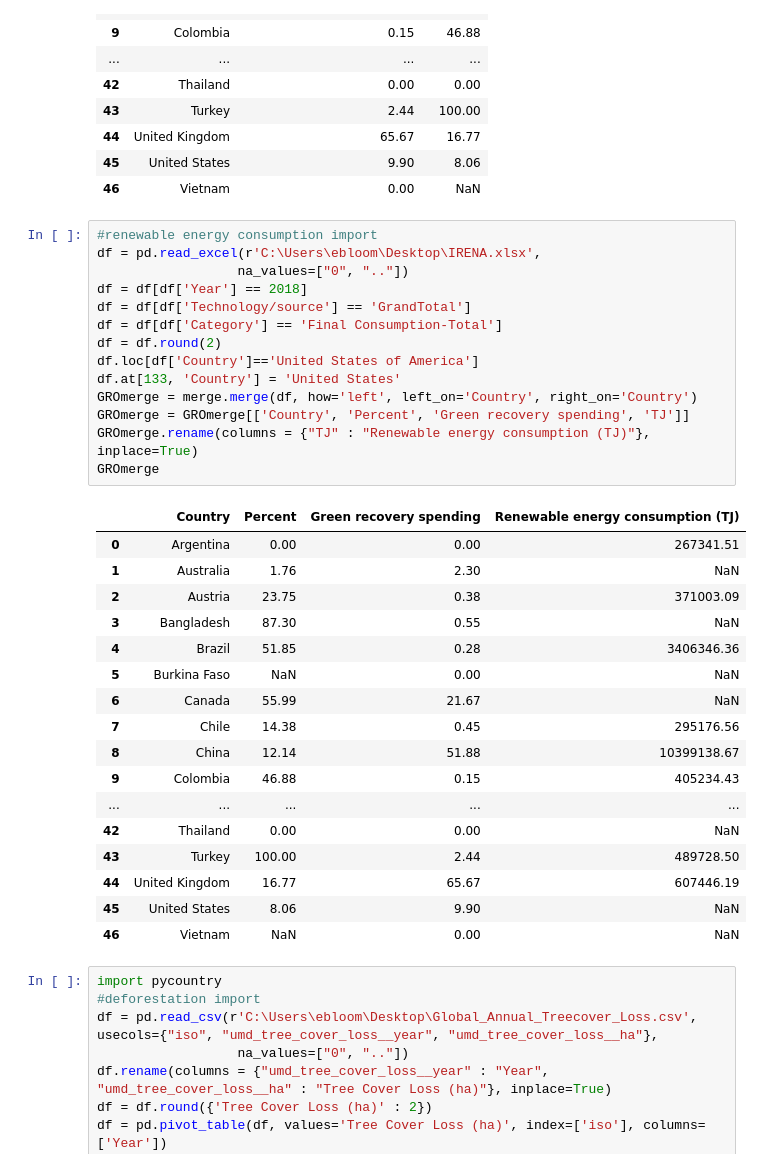
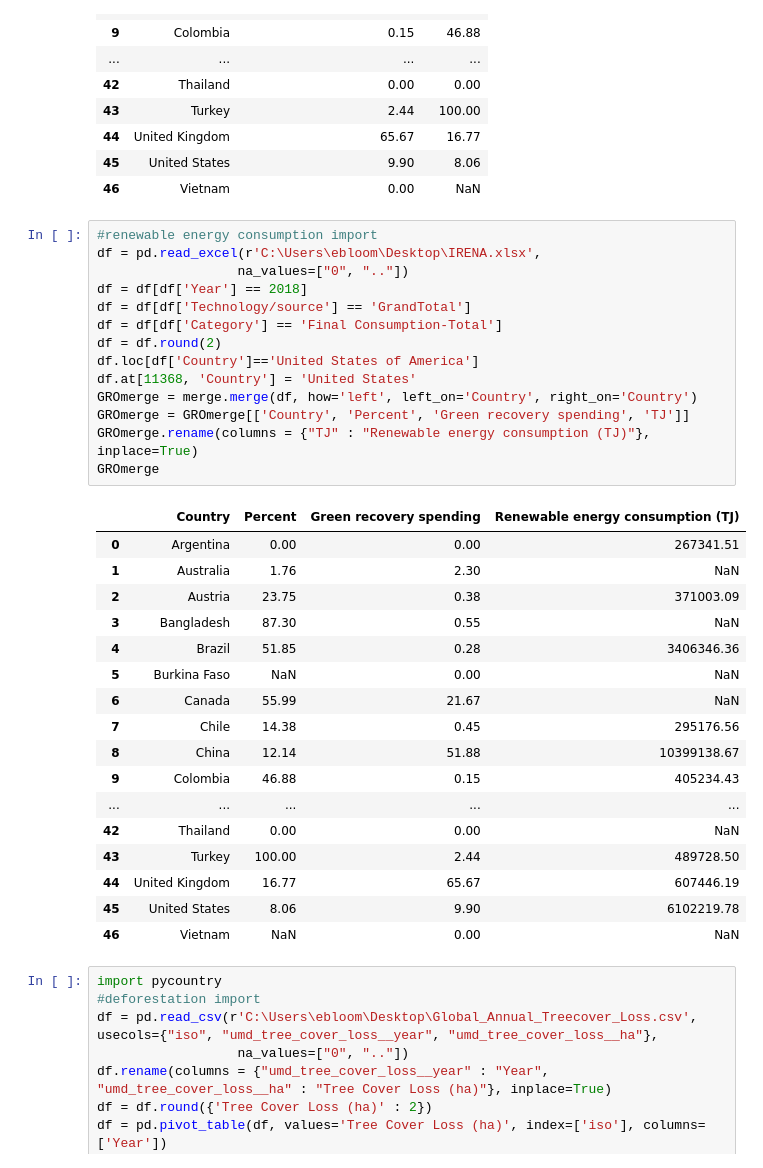
Before and after one commit to eimbloom/Test, a Jupyter notebook: Nearest.ipynb, the cells around one changed output. Saved outputs shown, nothing was run; the diff lists cells and outputs as text.

```diff
--- a/Nearest.ipynb
+++ b/Nearest.ipynb
@@ -42,34 +42,34 @@ merge
 # %%
 #renewable energy consumption import
 df = pd.read_excel(r'C:\Users\ebloom\Desktop\IRENA.xlsx',
                   na_values=["0", ".."])
 df = df[df['Year'] == 2018]
 df = df[df['Technology/source'] == 'GrandTotal']
 df = df[df['Category'] == 'Final Consumption-Total']
 df = df.round(2)
 df.loc[df['Country']=='United States of America']
-df.at[133, 'Country'] = 'United States'
+df.at[11368, 'Country'] = 'United States'
 GROmerge = merge.merge(df, how='left', left_on='Country', right_on='Country')
 GROmerge = GROmerge[['Country', 'Percent', 'Green recovery spending', 'TJ']]
 GROmerge.rename(columns = {"TJ" : "Renewable energy consumption (TJ)"}, inplace=True)
 GROmerge
 # %% [output]
 |  | Country | Percent | Green recovery spending | Renewable energy consumption (TJ) |
 | 0 | Argentina | 0.00 | 0.00 | 267341.51 |
 | 1 | Australia | 1.76 | 2.30 | NaN |
 | 2 | Austria | 23.75 | 0.38 | 371003.09 |
 | 3 | Bangladesh | 87.30 | 0.55 | NaN |
 | 4 | Brazil | 51.85 | 0.28 | 3406346.36 |
 | 5 | Burkina Faso | NaN | 0.00 | NaN |
 | 6 | Canada | 55.99 | 21.67 | NaN |
 | 7 | Chile | 14.38 | 0.45 | 295176.56 |
 | 8 | China | 12.14 | 51.88 | 10399138.67 |
 | 9 | Colombia | 46.88 | 0.15 | 405234.43 |
 | ... | ... | ... | ... | ... |
 | 42 | Thailand | 0.00 | 0.00 | NaN |
 | 43 | Turkey | 100.00 | 2.44 | 489728.50 |
 | 44 | United Kingdom | 16.77 | 65.67 | 607446.19 |
-| 45 | United States | 8.06 | 9.90 | NaN |
+| 45 | United States | 8.06 | 9.90 | 6102219.78 |
 | 46 | Vietnam | NaN | 0.00 | NaN |
 # %%
 import pycountry
```
Also changed, not shown: parts of 51 cells of this notebook.
